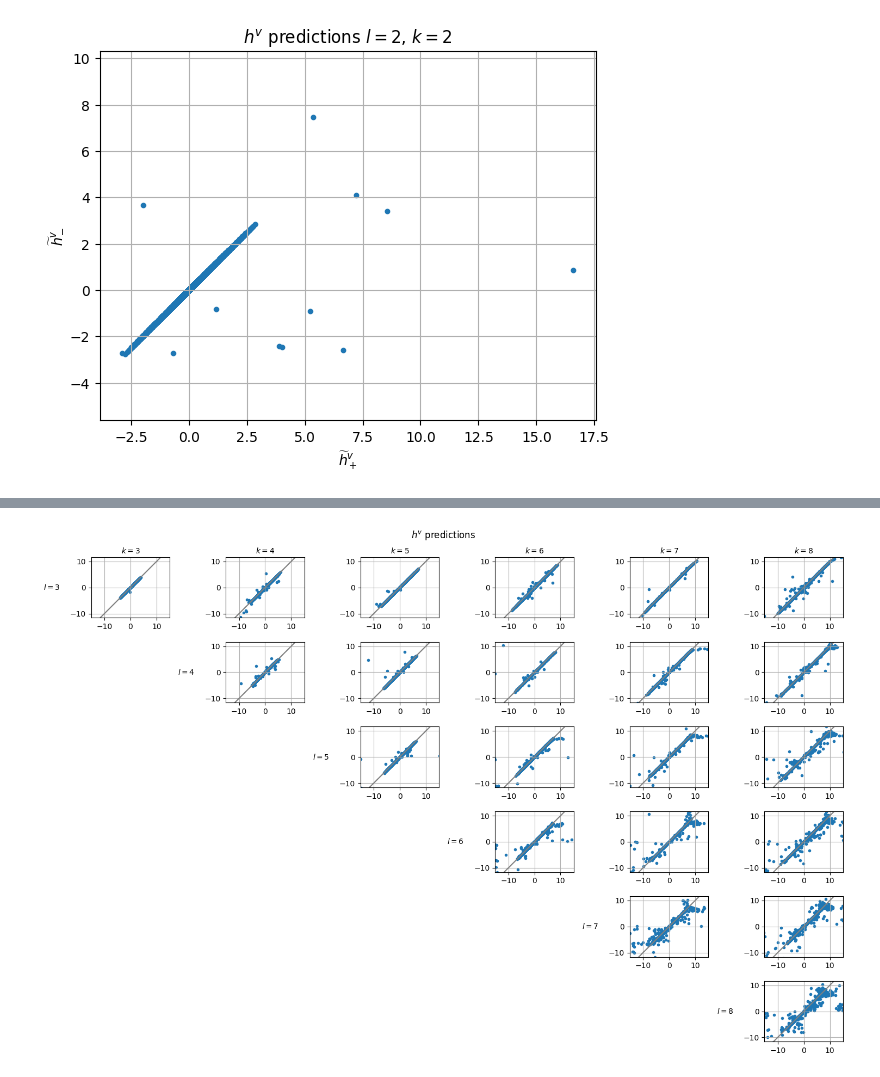
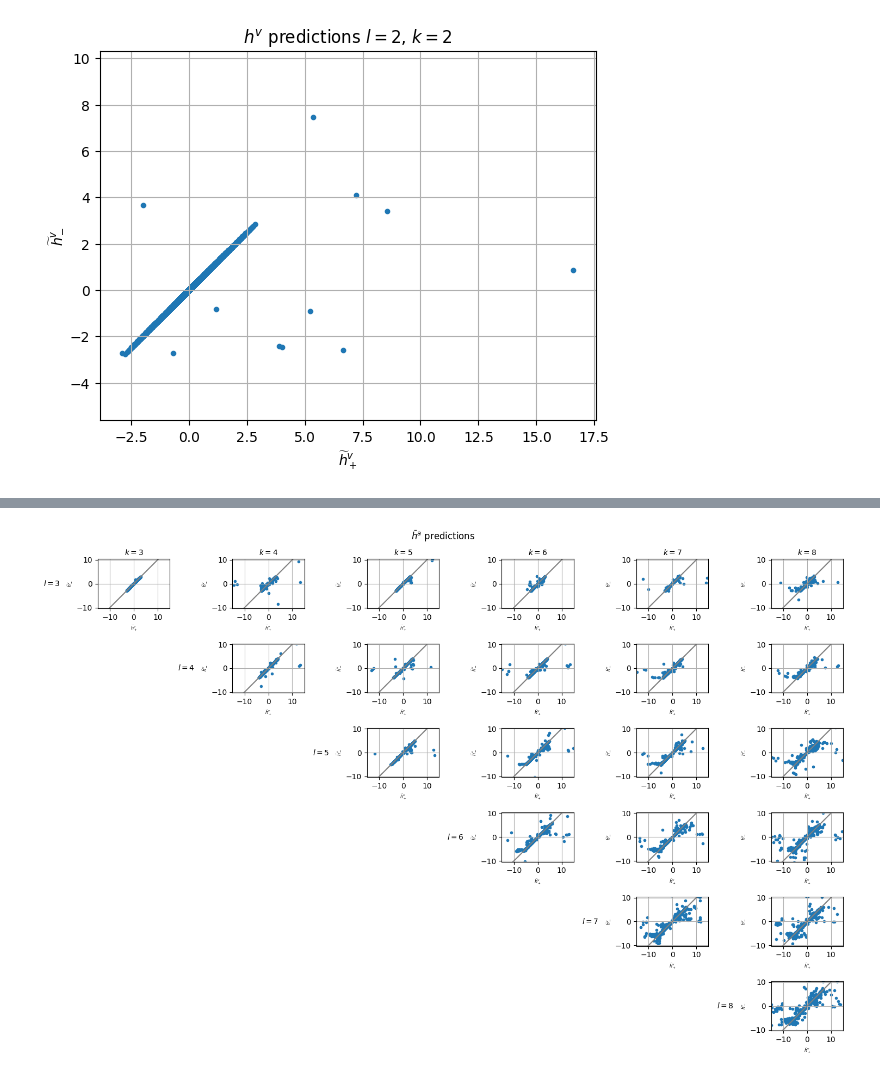
Before and after one commit to YizhongHu/statistical_mechanics_on_graphs, a Jupyter notebook: src/ising_bipartite.ipynb, the cells around one changed output, grey strips where cells are left out. Cells and saved outputs as stored; diff of their text form; code cells hidden in the pictures.

Commit message:
ising bptt solved mu

```diff
--- a/src/ising_bipartite.ipynb
+++ b/src/ising_bipartite.ipynb
@@ -307,8 +310,8 @@ def optimize(beta, B, l, k, mu0=None, verbose=False, ftol=1e-9, max_iter=1000, p
 
     return max_mu_a, max_mu_v
 # %%
-l, k = 3, 3
-mu_a, mu_v = optimize(beta=0, B=0, l=l, k=k, ftol=1e-10, max_iter=10000, verbose=True, constraint_tol=1e-15)
+l, k = 2, 3
+mu_a, mu_v = optimize(beta=0, B=.5, l=l, k=k, ftol=1e-10, max_iter=10000, verbose=True, constraint_tol=1e-15)
 pi_mu_a = edge_distribution_partial(mu_a, l)
 pi_mu_v = edge_distribution_partial(mu_v, k)
 fig, (ax1, ax2) = plt.subplots(1, 2, figsize=(4, 2))
@@ -438,7 +441,7 @@ plt.savefig(f'../img/Ising_bptt/CI_l{l}_k{k}.png')
 # %% [output]
 [figure]
 # %%
-l, k = 2, 2
+l, k = 2, 4
 with open(f"../data/ising_bptt/{l=}_{k=}.npz", "rb") as f:
     npzfile = np.load(f)
     betas = npzfile['betas']
@@ -543,39 +603,39 @@ for l, i in zip(range(3, 9), range(num_ls)):
             mu_v = npzfile['mu_v'].reshape(*betam.shape, 2, k+1)
 
         ax = fig.add_subplot(num_ls, num_ks, num_ls * i + j + 1)
 
         if i == 0:
             ax.annotate(f'$k={k}$', xy=(0.5, 1), xytext=(0, pad),
                         xycoords='axes fraction', textcoords='offset points',
                         size='medium', ha='center', va='baseline')
 
         if j == i:
             ax.annotate(f'$l={l}$', xy=(0, 0.5), xytext=(-ax.yaxis.labelpad - pad, 0),
                         xycoords=ax.yaxis.label, textcoords='offset points',
                         size='medium', ha='right', va='center')
 
         preds_pos = []
         preds_neg = []
         for mu, beta, B in zip(mu_a.reshape(-1, 2, l+1), betam.flatten(), Bm.flatten()):
             pi_mu = edge_distribution_partial(mu, l)
-            h_v_neg = (np.log(pi_mu[0, 0] / pi_mu[0, 1]) / 2 - beta + B / k) / (1 - 1/l)
-            h_v_pos = -(np.log(pi_mu[1, 1] / pi_mu[1, 0]) / 2 - beta - B / k) / (1 - 1/l)
-            preds_pos.append(h_v_pos)
-            preds_neg.append(h_v_neg)
+            h_a_neg = -(np.log(pi_mu[0, 0] / pi_mu[1, 0]) / 2 - beta)
+            h_a_pos = np.log(pi_mu[1, 1] / pi_mu[0, 1]) / 2 - beta
+            preds_pos.append(h_a_pos)
+            preds_neg.append(h_a_neg)
         ax.scatter(preds_pos, preds_neg, marker='.')
         ax.grid(True)
         ax.axis('equal')
         ax.set_xlim(-10, 10)
         ax.set_ylim(-10, 10)
-        # ax.set_xlabel('$\\widetilde{h}^v_+$', size='xx-small')
-        # ax.set_ylabel('$\\widetilde{h}^v_-$', size='xx-small')
+        ax.set_xlabel('$\\widetilde{h}^v_+$', size='xx-small')
+        ax.set_ylabel('$\\widetilde{h}^v_-$', size='xx-small')
         # ax.set_title(f'$l={l}$, $k={k}$', size='small')
 
         x = np.linspace(-15, 15, 10)
         ax.plot(x, x, color='gray')
-    fig.suptitle('$h^v$ predictions')
+    fig.suptitle('$\\bar{h}^a$ predictions')
 
 fig.tight_layout()
-plt.savefig('../img/Ising_bptt/hv_pred.png')
+plt.savefig('../img/Ising_bptt/ha_pred.png')
 # %% [output]
-[figure, old version]
+[figure, new version]
```
Also changed, not shown: parts of 10 cells of this notebook, 3 other files.
